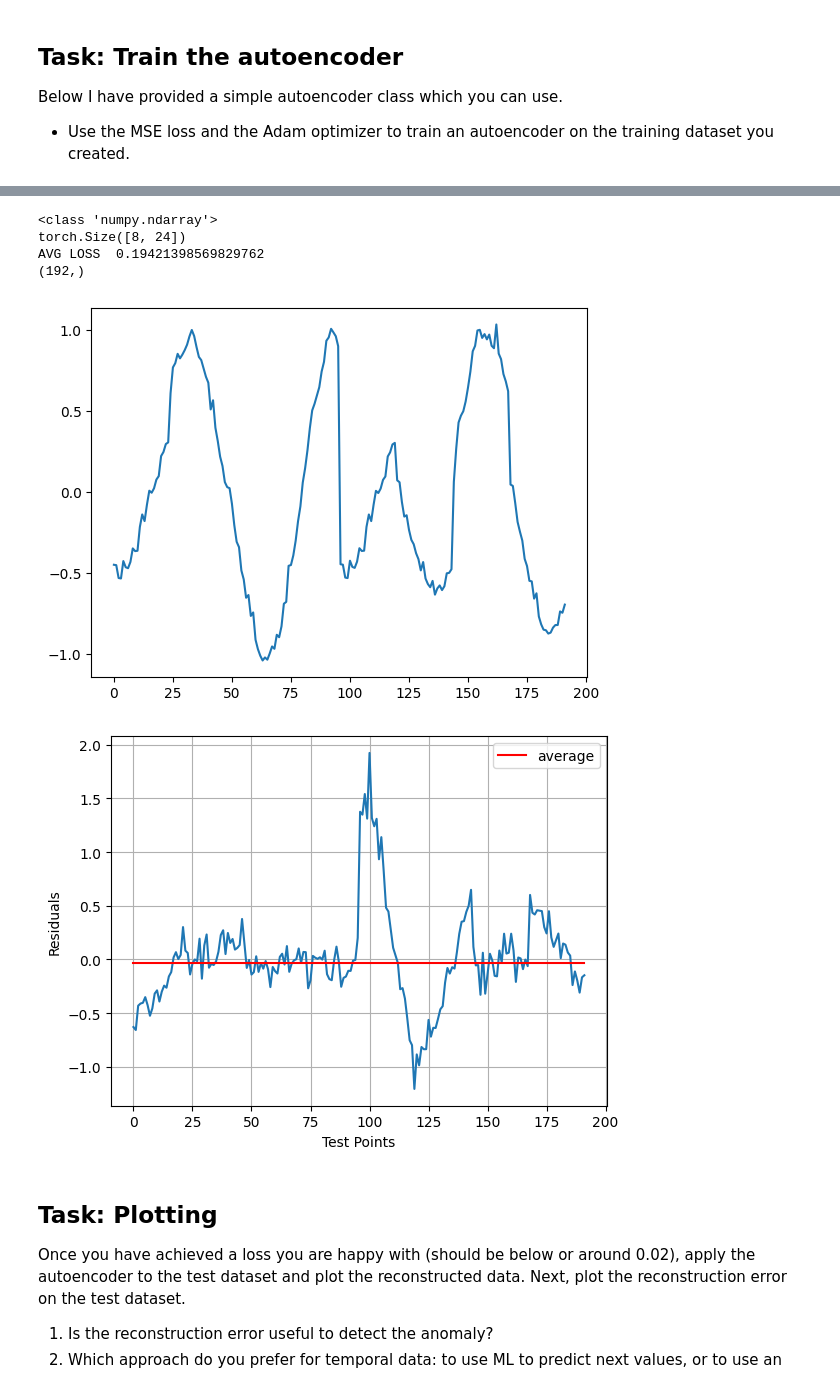
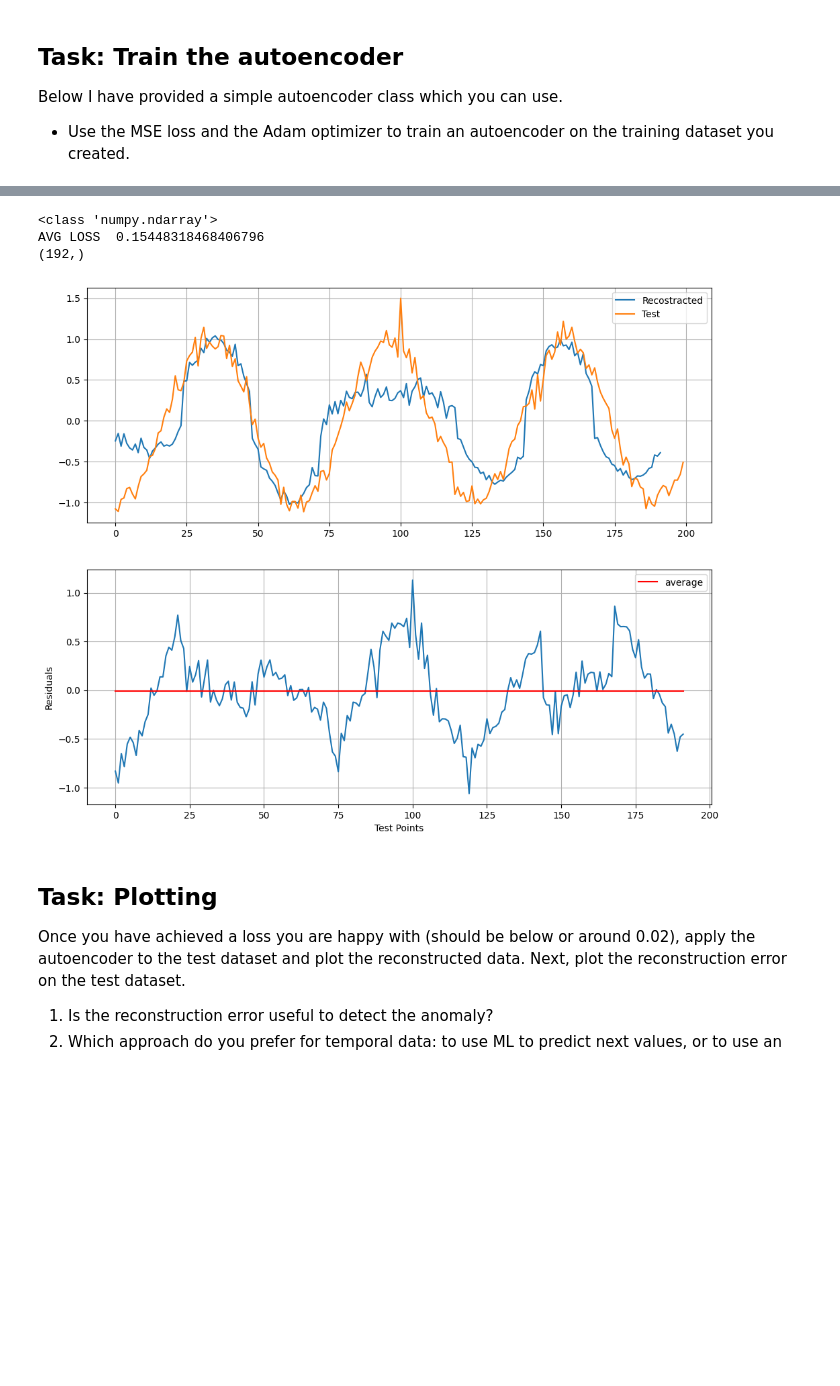
Before and after one commit to filippocasari/AS1SecML, a Jupyter notebook: AS1SecurityML.ipynb, the cells around one changed output, grey strips where cells are left out. Cells and saved outputs as stored; diff of their text form; code cells hidden in the pictures; blank space fills up the shorter version.

```diff
--- a/AS1SecurityML.ipynb
+++ b/AS1SecurityML.ipynb
@@ -488,7 +495,7 @@ class Autoencoder(torch.nn.Module):
         decoded = self.decoder(encoded)
         return decoded
 # %%
-model = Autoencoder(1).to("mps")
+model = Autoencoder(3).to("mps")
 
 loss_fn = torch.nn.MSELoss().to("mps")
 optimizer = torch.optim.Adam(model.parameters())
@@ -522,7 +529,7 @@ epoch=0
 avg_loss=10000
 losses =[]
 iterations=0
-while(avg_loss>0.0002):
+while(avg_loss>0.002):
     model.train(True)
     avg_loss, losses, iterations = training_epoch(model, train_x, optimizer, loss_fn)
 
@@ -557,37 +564,36 @@ Epoch 146 loss: 0.00019217816491921743
 # %%
 model.eval()
 print(type(test))
 #print(test_x.shape)
 test_loss =0.
 recostracted_data = []
 
 with torch.no_grad():
 
     for data in test_x:
         out = model(data)
         recostracted_data.append(torch.Tensor.cpu(out).numpy())
         loss = loss_fn(out, data)
         test_loss += loss.item()
     print("AVG LOSS ", test_loss/len(test_x))
 recostracted_data=np.array(recostracted_data).flatten()
 print(recostracted_data.shape)
-plt.plot(recostracted_data)
-plt.grid()
+fig, ax = plt.subplots(2, 1, figsize=(12, 10))
+ax[0].plot(recostracted_data, label="Recostracted")
+ax[0].grid(), ax[1].grid()
+ax[0].plot(test, label="Test")
+ax[0].legend()
+ax[1].plot(test[:192]-recostracted_data)
+ax[1].plot(np.full(192, np.average(recostracted_data)),  color='r', label="average")
+ax[1].legend()
+ax[1].set_xlabel("Test Points")
+ax[1].set_ylabel("Residuals")
 plt.show()
-plt.grid()
-plt.plot(test[:192]-recostracted_data)
-plt.plot(np.full(192, np.average(recostracted_data)),  color='r', label="average")
-plt.legend()
-plt.xlabel("Test Points")
-plt.ylabel("Residuals")
-plt.show()
 # %% [output]
 <class 'numpy.ndarray'>
-torch.Size([8, 24])
-AVG LOSS  0.19421398569829762
+AVG LOSS  0.15448318468406796
 (192,)
-[figure, old version]
+[figure, new version]
-[figure, removed]
 # %% [markdown]
 ## Task: Plotting
 Once you have achieved a loss you are happy with (should be below or around 0.02), apply the autoencoder to the test dataset and plot the reconstructed data.
```
Also changed, not shown: parts of 5 cells of this notebook.
